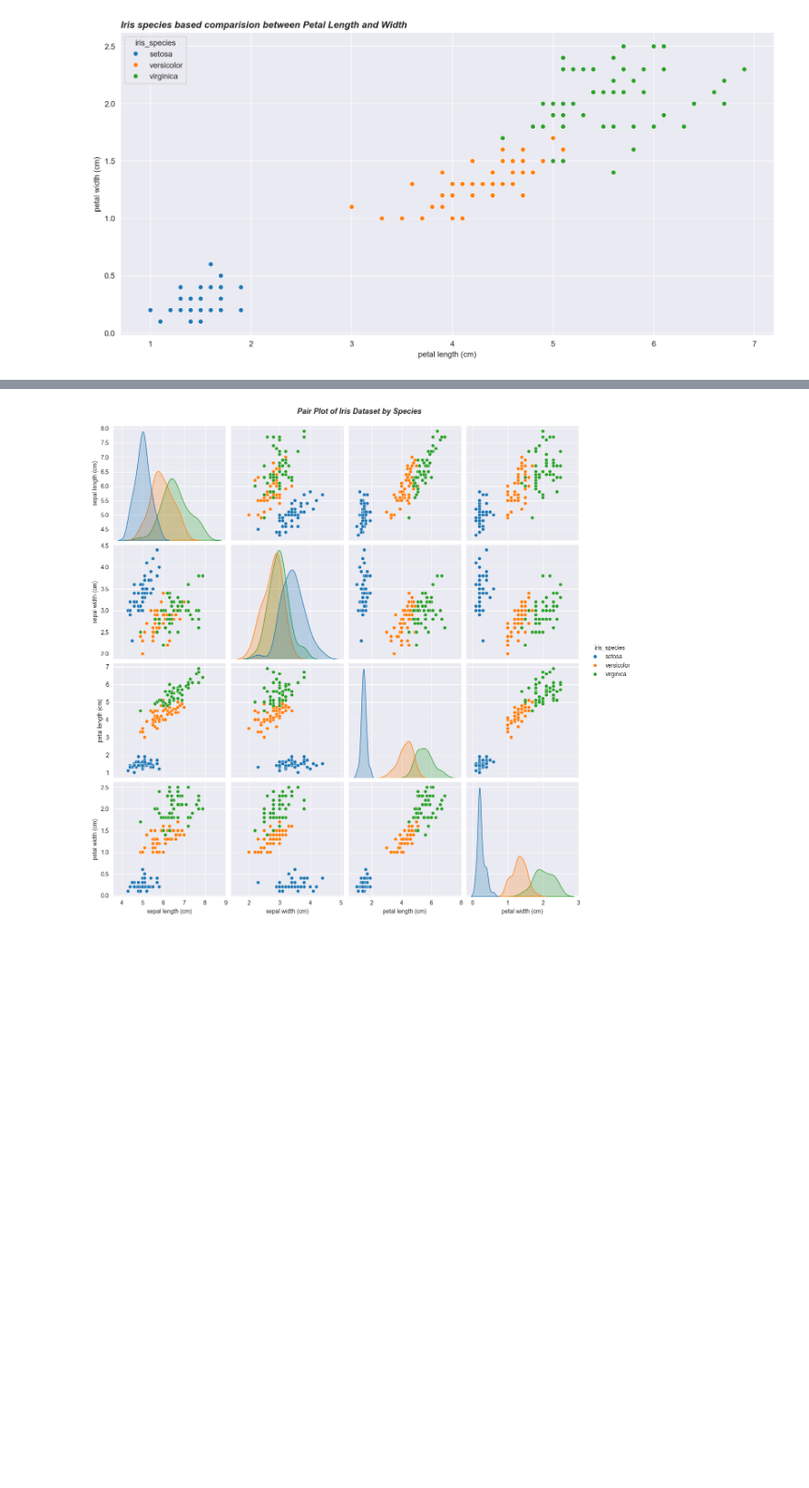
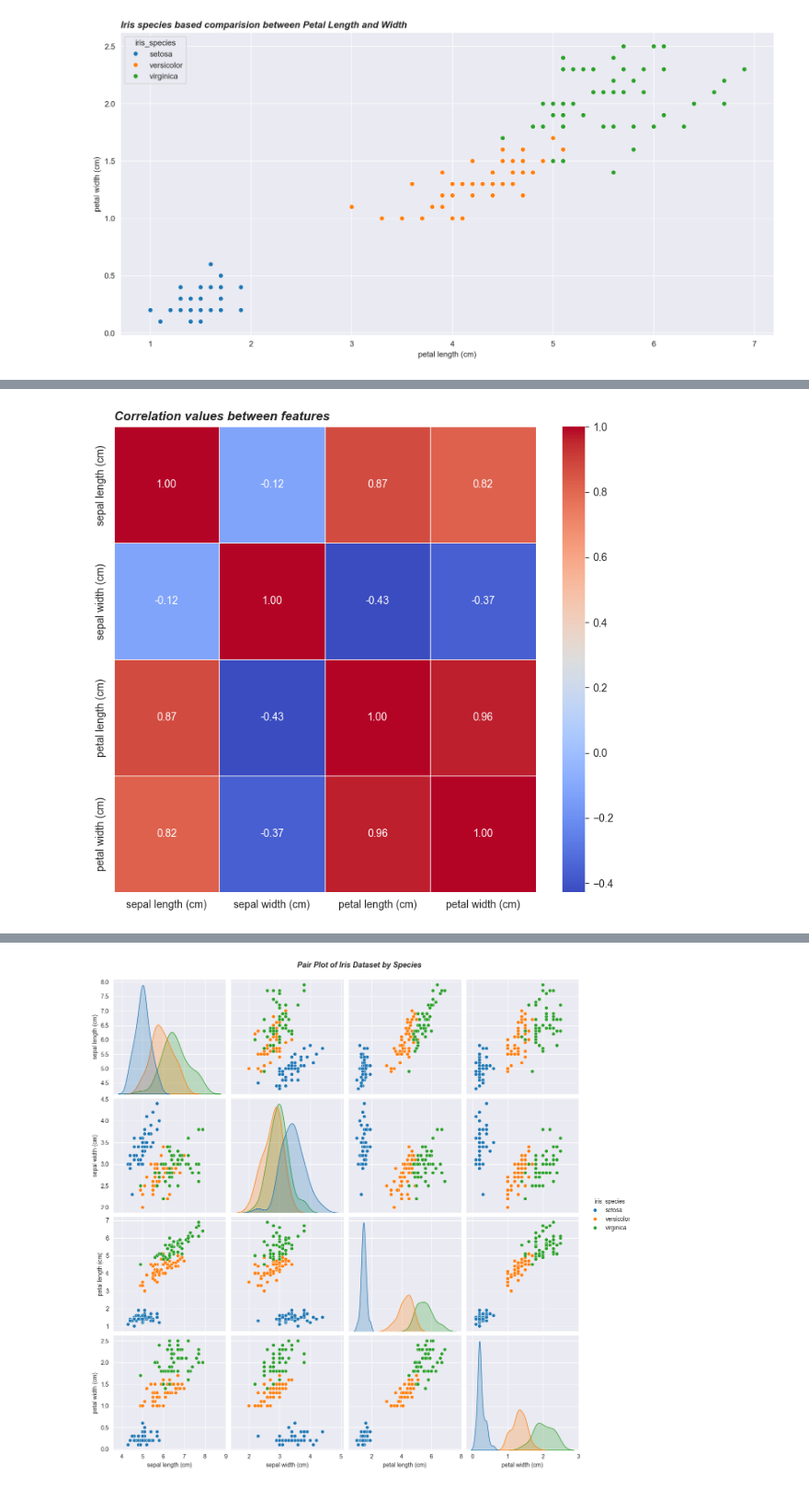
Before and after one commit to BhavyaBhargava/CodeClauseInternship_IrisDatasetEDA, a Jupyter notebook: analysis.ipynb, the cells around one changed output, grey strips where cells are left out. Shown: that part at 92% size. Drawn from its saved outputs; the diff is of its cells as text; code cells hidden in the pictures; blank space fills up the shorter version.

Commit message:
Feature Correlation verified

```diff
--- a/analysis.ipynb
+++ b/analysis.ipynb
@@ -207 +216,12 @@ sns.scatterplot(x = iris_df['petal length (cm)'], y = iris_df['petal width (cm)'
+# %%
+# Exclude non-numeric columns
+numeric_df = iris_df.select_dtypes(include=['float64', 'int64'])
+
+# Checking and confirming the correlation between features
+plt.figure(figsize=(9, 8))
+sns.heatmap(numeric_df.corr(), annot=True, cmap='coolwarm', fmt=".2f", linewidths=0.5)
+plt.title('Correlation values between features', loc='left', weight='bold', style='italic')
+plt.show()
+# %% [output]
+[figure, added]
 # %% [markdown]
```
Also changed, not shown: parts of 3 cells of this notebook.
